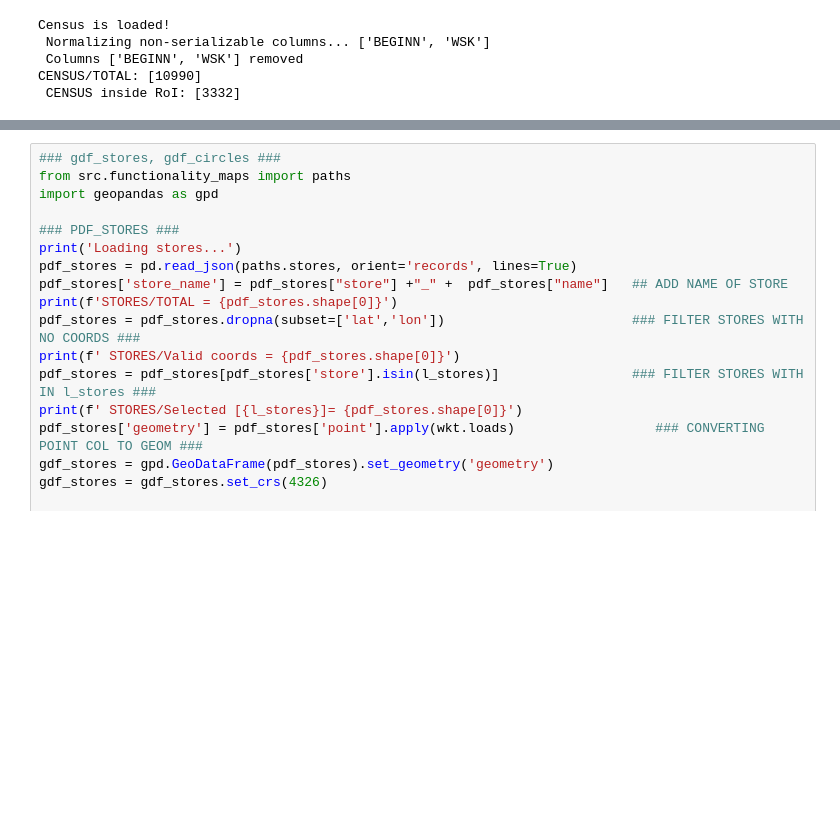
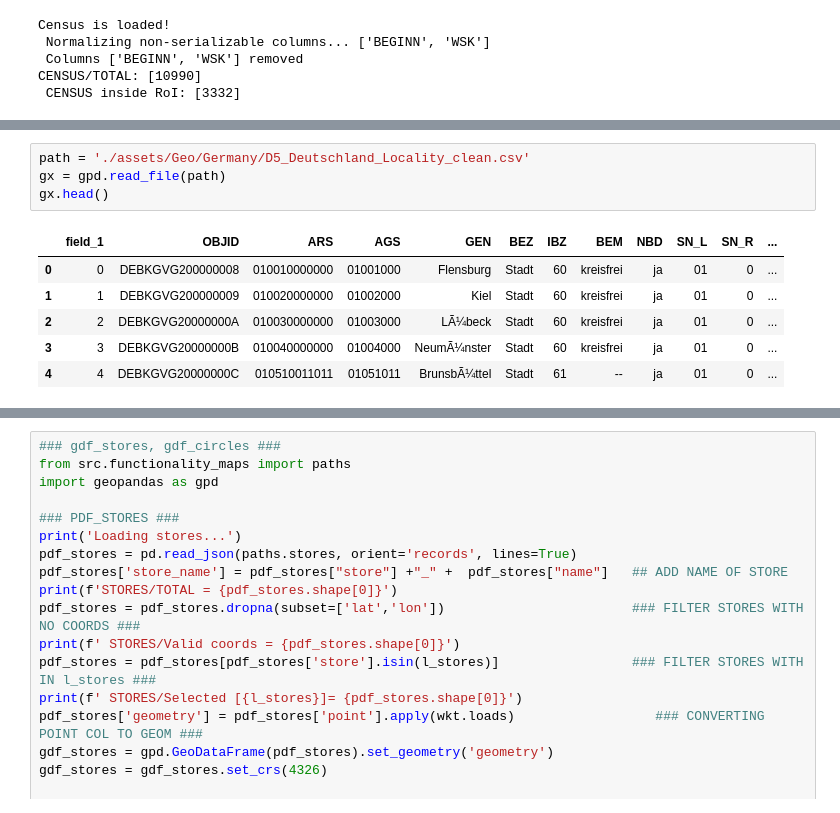
Before and after one commit to JErenci/ditto_v2, a Jupyter notebook: JupNB/gen_map_adm/extract_map_functions_extended.ipynb, the cells around one changed output, grey strips where cells are left out. Saved outputs shown, nothing was run; the diff lists cells and outputs as text; blank space fills up the shorter version.

```diff
--- a/JupNB/gen_map_adm/extract_map_functions_extended.ipynb
+++ b/JupNB/gen_map_adm/extract_map_functions_extended.ipynb
@@ -210,0 +213,11 @@ Grouping geometries...
+# %%
+path = './assets/Geo/Germany/D5_Deutschland_Locality_clean.csv'
+gx = gpd.read_file(path)
+gx.head()
+# %% [output]
+|  | field_1 | OBJID | ARS | AGS | GEN | BEZ | IBZ | BEM | NBD | SN_L | SN_R | ... |
+| 0 | 0 | DEBKGVG200000008 | 010010000000 | 01001000 | Flensburg | Stadt | 60 | kreisfrei | ja | 01 | 0 | ... |
+| 1 | 1 | DEBKGVG200000009 | 010020000000 | 01002000 | Kiel | Stadt | 60 | kreisfrei | ja | 01 | 0 | ... |
+| 2 | 2 | DEBKGVG20000000A | 010030000000 | 01003000 | LÃ¼beck | Stadt | 60 | kreisfrei | ja | 01 | 0 | ... |
+| 3 | 3 | DEBKGVG20000000B | 010040000000 | 01004000 | NeumÃ¼nster | Stadt | 60 | kreisfrei | ja | 01 | 0 | ... |
+| 4 | 4 | DEBKGVG20000000C | 010510011011 | 01051011 | BrunsbÃ¼ttel | Stadt | 61 | -- | ja | 01 | 0 | ... |
```
Also changed, not shown: parts of 5 cells of this notebook, 2 other files.
